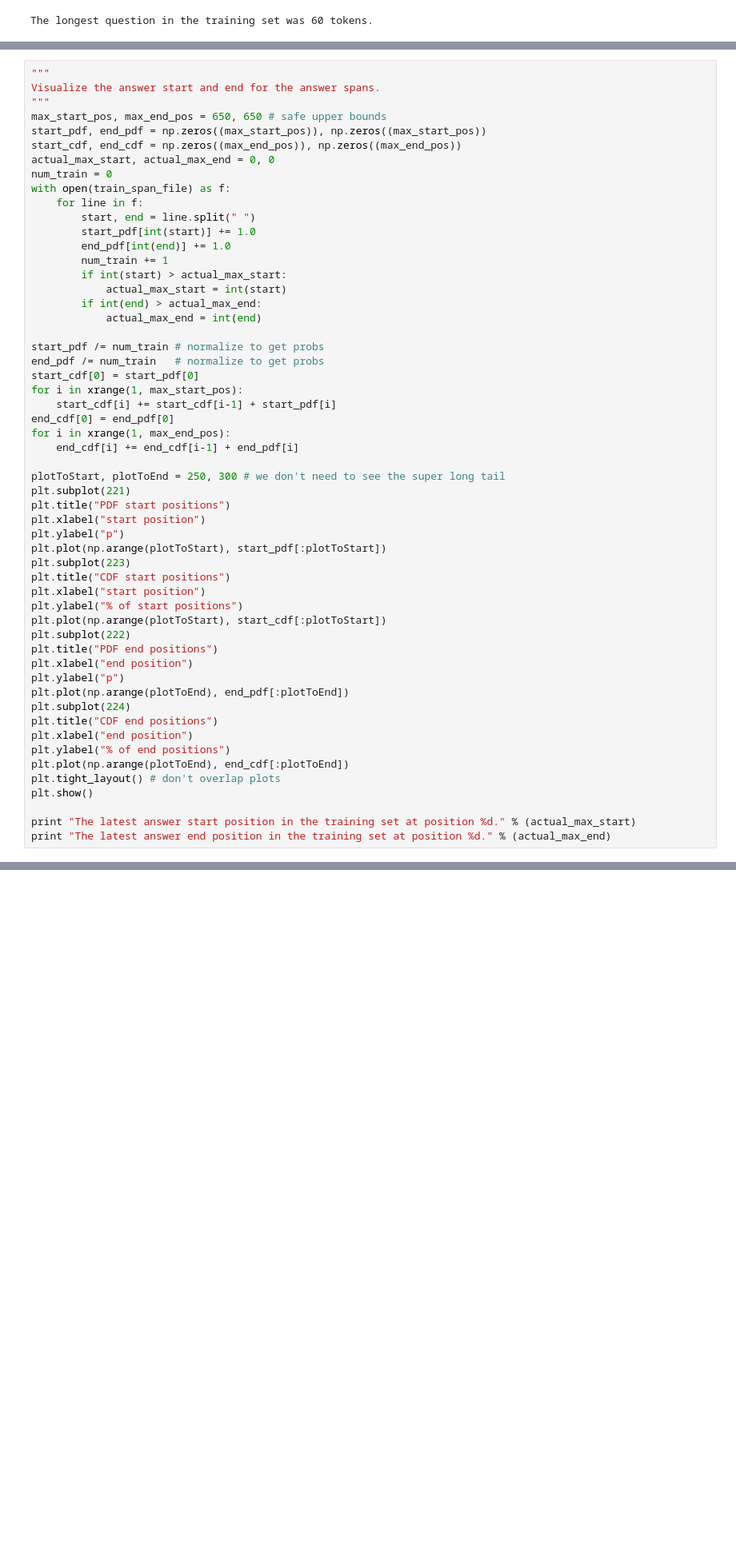
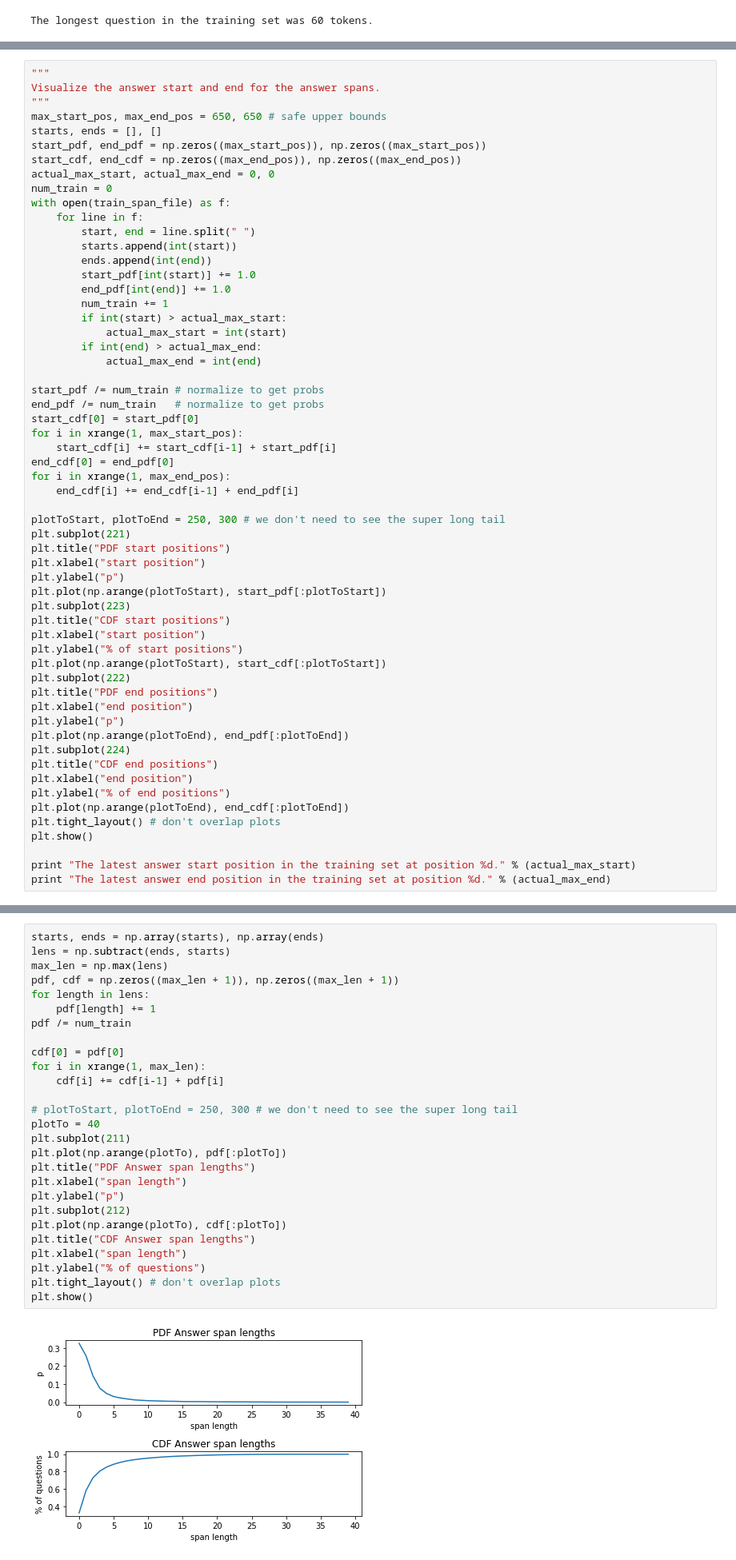
Before and after one commit to nmakow/SQuAD, a Jupyter notebook: notebooks/visualize_data.ipynb, the cells around one changed output, grey strips where cells are left out. Shown: that part at 80% size. Saved outputs shown, nothing was run; the diff lists cells and outputs as text; blank space fills up the shorter version.

Commit message:
Added answer span visualizations to notebook. Temporarily disabled custom get_start_end_pos(). Implemented modeling layer.

```diff
--- a/notebooks/visualize_data.ipynb
+++ b/notebooks/visualize_data.ipynb
@@ -106,6 +106,7 @@ The next useful piece of information will be to see in which positions the answe
 Visualize the answer start and end for the answer spans.
 """
 max_start_pos, max_end_pos = 650, 650 # safe upper bounds
+starts, ends = [], []
 start_pdf, end_pdf = np.zeros((max_start_pos)), np.zeros((max_start_pos))
 start_cdf, end_cdf = np.zeros((max_end_pos)), np.zeros((max_end_pos))
 actual_max_start, actual_max_end = 0, 0
@@ -113,6 +114,8 @@ num_train = 0
 with open(train_span_file) as f:
     for line in f:
         start, end = line.split(" ")
+        starts.append(int(start))
+        ends.append(int(end))
         start_pdf[int(start)] += 1.0
         end_pdf[int(end)] += 1.0
         num_train += 1
@@ -162,0 +170,29 @@ The latest answer end position in the training set at position 605.
+# %%
+starts, ends = np.array(starts), np.array(ends)
+lens = np.subtract(ends, starts)
+max_len = np.max(lens)
+pdf, cdf = np.zeros((max_len + 1)), np.zeros((max_len + 1))
+for length in lens:
+    pdf[length] += 1
+pdf /= num_train
+
+cdf[0] = pdf[0]
+for i in xrange(1, max_len):
+    cdf[i] += cdf[i-1] + pdf[i]
+
+# plotToStart, plotToEnd = 250, 300 # we don't need to see the super long tail
+plotTo = 40
+plt.subplot(211)
+plt.plot(np.arange(plotTo), pdf[:plotTo])
+plt.title("PDF Answer span lengths")
+plt.xlabel("span length")
+plt.ylabel("p")
+plt.subplot(212)
+plt.plot(np.arange(plotTo), cdf[:plotTo])
+plt.title("CDF Answer span lengths")
+plt.xlabel("span length")
+plt.ylabel("% of questions")
+plt.tight_layout() # don't overlap plots
+plt.show()
+# %% [output]
+[figure, added]
```
Also changed, not shown: parts of 1 cell of this notebook, 3 other files.
